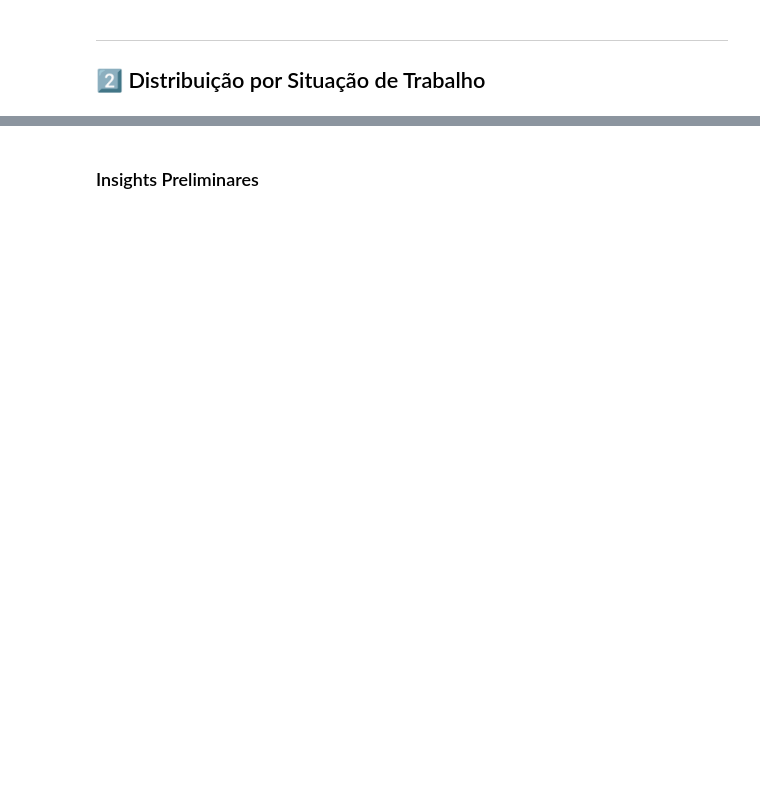
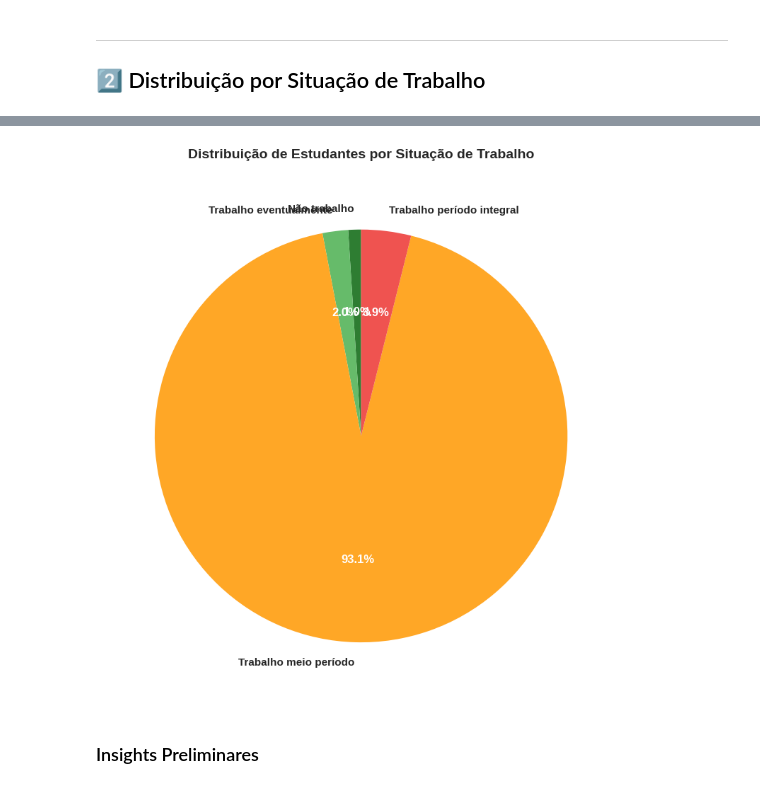
Before and after one commit to gabrielfontineli/enem-data-exploration, a Jupyter notebook: notebooks/unidade-3/03_analise_descritiva_trabalho.ipynb, the cells around one changed output, grey strips where cells are left out. Drawn from its saved outputs; the diff is of its cells as text; code cells hidden in the pictures; blank space fills up the shorter version.

```diff
--- a/notebooks/unidade-3/03_analise_descritiva_trabalho.ipynb
+++ b/notebooks/unidade-3/03_analise_descritiva_trabalho.ipynb
@@ -123,21 +152,31 @@ print("Gráfico salvo: 01_distribuicao_trabalho.png")
 # %%
-# Gráfico de pizza interativo
-fig = go.Figure(data=[go.Pie(
+# Gráfico de pizza com matplotlib
+fig, ax = plt.subplots(figsize=(10, 8))
+
+colors = [CORES_TRABALHO.get(x, '#888888') for x in dist_trabalho.index]
+wedges, texts, autotexts = ax.pie(
+    dist_trabalho.values,
     labels=dist_trabalho.index,
-    values=dist_trabalho.values,
-    marker=dict(colors=[CORES_TRABALHO.get(x, '#888888') for x in dist_trabalho.index]),
-    textinfo='label+percent',
-    textfont_size=12,
-    hole=0.3
-)])
-
-fig.update_layout(
-    title='Distribuição de Estudantes por Situação de Trabalho',
-    font=dict(size=14),
-    height=500
+    colors=colors,
+    autopct='%1.1f%%',
+    startangle=90,
+    textprops={'fontsize': 11, 'fontweight': 'bold'}
 )
 
-fig.show()
+# Melhorar aparência dos textos
+for autotext in autotexts:
+    autotext.set_color('white')
+    autotext.set_fontsize(12)
+    autotext.set_fontweight('bold')
+
+ax.set_title('Distribuição de Estudantes por Situação de Trabalho',
+             fontsize=14, fontweight='bold', pad=20)
+
+plt.tight_layout()
+plt.savefig(FIGURES_DIR / '01b_pizza_distribuicao.png', dpi=300, bbox_inches='tight')
+plt.show()
+# %% [output]
+[figure, added]
 # %% [markdown]
 ###  Insights Preliminares
 # %%
```
Also changed, not shown: parts of 15 cells of this notebook, 4 other files.
